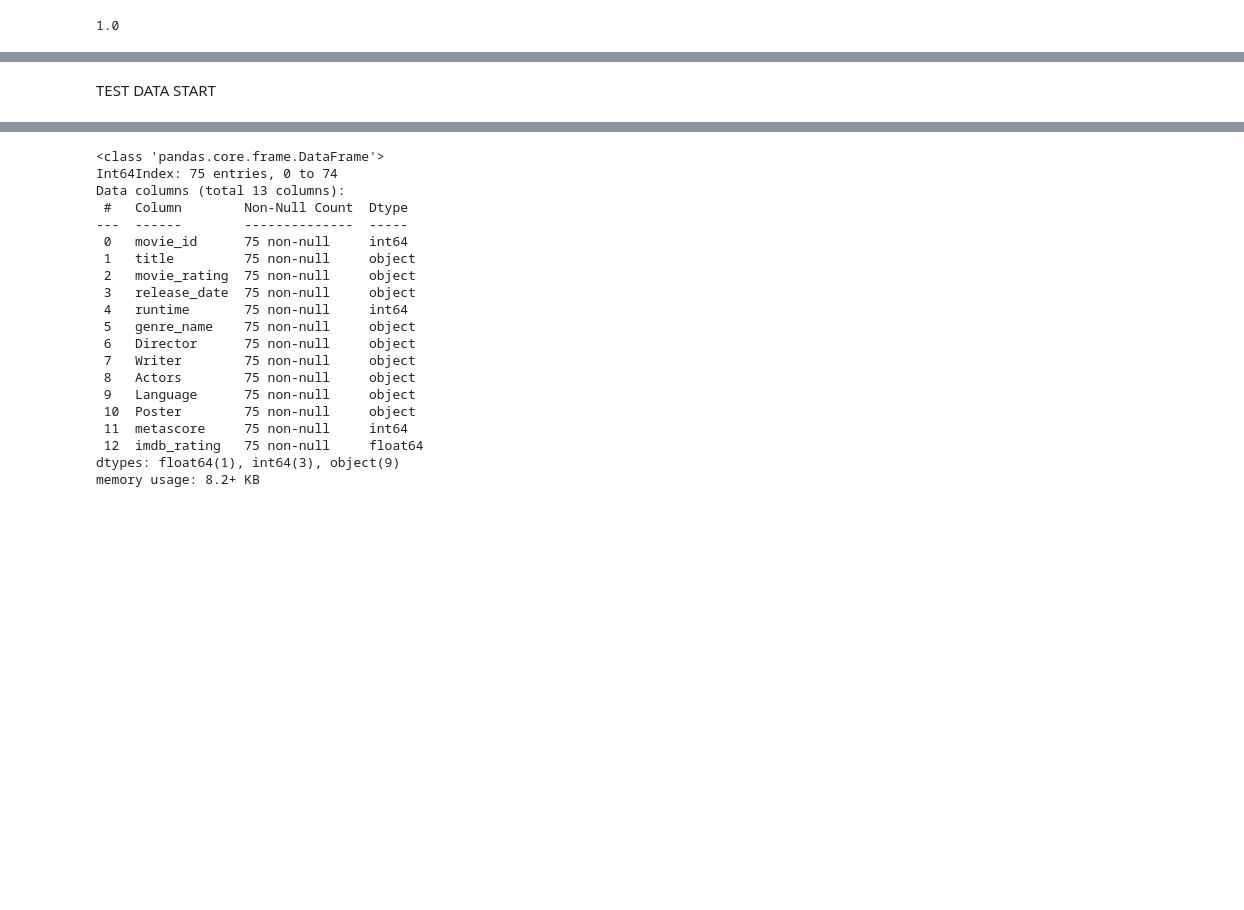
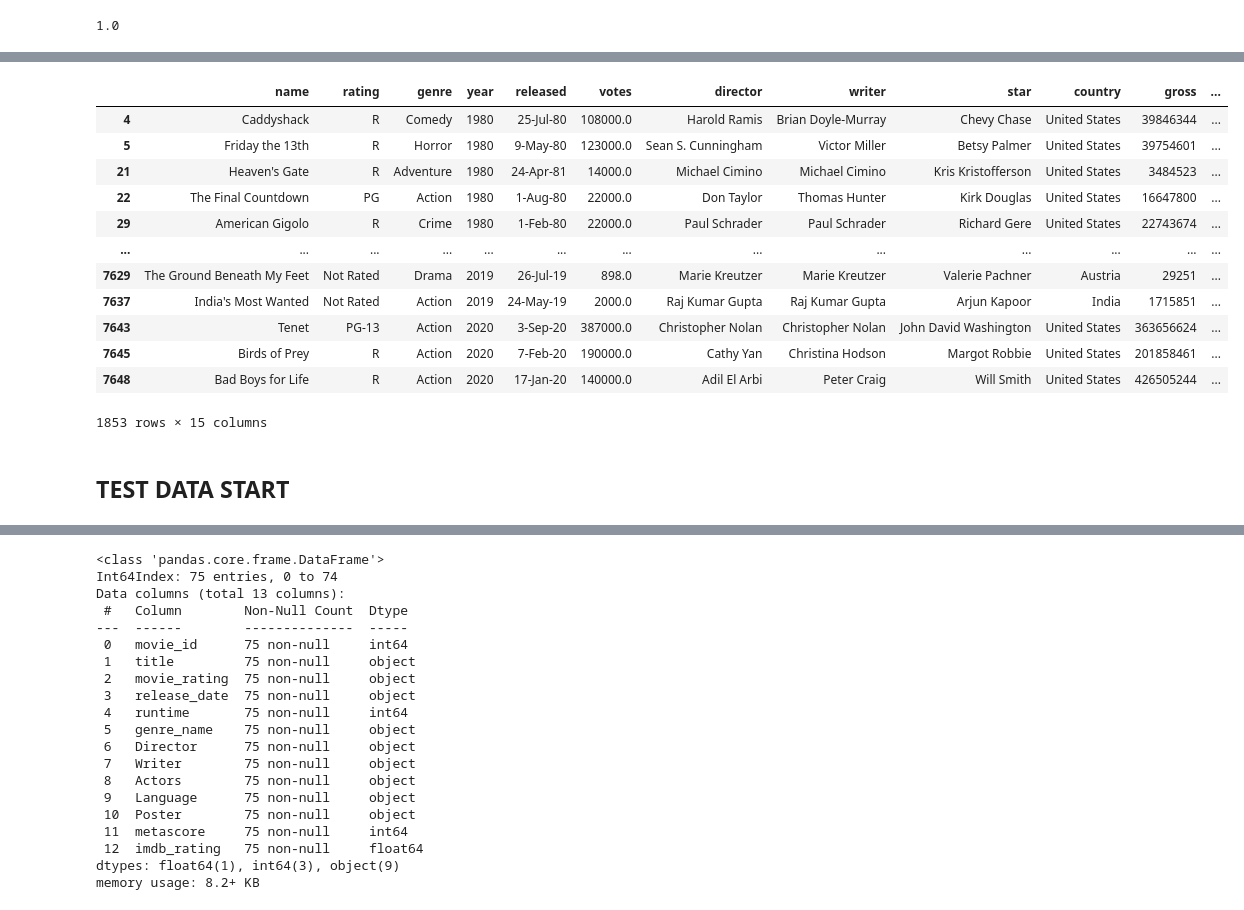
Before and after one commit to mgiandello/Project_4, a Jupyter notebook: Machine Learning Logistic Regression.ipynb, the cells around one changed output, grey strips where cells are left out. Cells and saved outputs as stored; diff of their text form; code cells hidden in the pictures; blank space fills up the shorter version.

```diff
--- a/Machine Learning Logistic Regression.ipynb
+++ b/Machine Learning Logistic Regression.ipynb
@@ -264,3 +264,21 @@ y_predict_df
 | 1288 | 1 | 2 |
 | 5679 | 2 | 2 |
 1853 rows × 2 columns
+# %%
+y_pred_df5 = X.merge(y_predict_df,left_index=True, right_index=True)
+#y_pred_df4 = y_pred_df3.drop(['movie_id'], axis=1)
+y_pred_df5
+# %% [output]
+|  | name | rating | genre | year | released | votes | director | writer | star | country | gross | ... |
+| 4 | Caddyshack | R | Comedy | 1980 | 25-Jul-80 | 108000.0 | Harold Ramis | Brian Doyle-Murray | Chevy Chase | United States | 39846344 | ... |
+| 5 | Friday the 13th | R | Horror | 1980 | 9-May-80 | 123000.0 | Sean S. Cunningham | Victor Miller | Betsy Palmer | United States | 39754601 | ... |
+| 21 | Heaven's Gate | R | Adventure | 1980 | 24-Apr-81 | 14000.0 | Michael Cimino | Michael Cimino | Kris Kristofferson | United States | 3484523 | ... |
+| 22 | The Final Countdown | PG | Action | 1980 | 1-Aug-80 | 22000.0 | Don Taylor | Thomas Hunter | Kirk Douglas | United States | 16647800 | ... |
+| 29 | American Gigolo | R | Crime | 1980 | 1-Feb-80 | 22000.0 | Paul Schrader | Paul Schrader | Richard Gere | United States | 22743674 | ... |
+| ... | ... | ... | ... | ... | ... | ... | ... | ... | ... | ... | ... | ... |
+| 7629 | The Ground Beneath My Feet | Not Rated | Drama | 2019 | 26-Jul-19 | 898.0 | Marie Kreutzer | Marie Kreutzer | Valerie Pachner | Austria | 29251 | ... |
+| 7637 | India's Most Wanted | Not Rated | Action | 2019 | 24-May-19 | 2000.0 | Raj Kumar Gupta | Raj Kumar Gupta | Arjun Kapoor | India | 1715851 | ... |
+| 7643 | Tenet | PG-13 | Action | 2020 | 3-Sep-20 | 387000.0 | Christopher Nolan | Christopher Nolan | John David Washington | United States | 363656624 | ... |
+| 7645 | Birds of Prey | R | Action | 2020 | 7-Feb-20 | 190000.0 | Cathy Yan | Christina Hodson | Margot Robbie | United States | 201858461 | ... |
+| 7648 | Bad Boys for Life | R | Action | 2020 | 17-Jan-20 | 140000.0 | Adil El Arbi | Peter Craig | Will Smith | United States | 426505244 | ... |
+1853 rows × 15 columns
@@ -267,2 +288,2 @@ y_predict_df
 # %% [markdown]
-TEST DATA START
+## TEST DATA START
```
Also changed, not shown: parts of 31 cells of this notebook, 12 other files.
